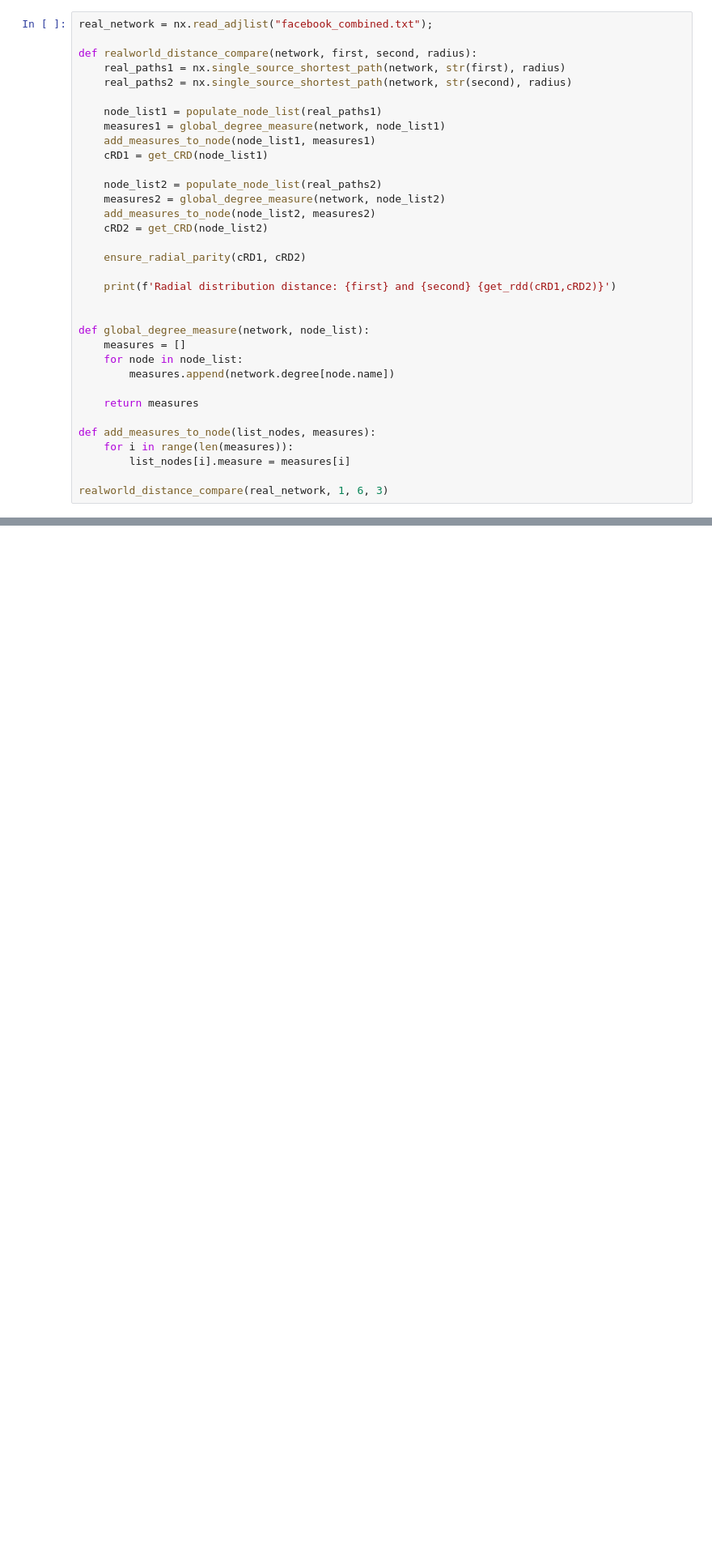
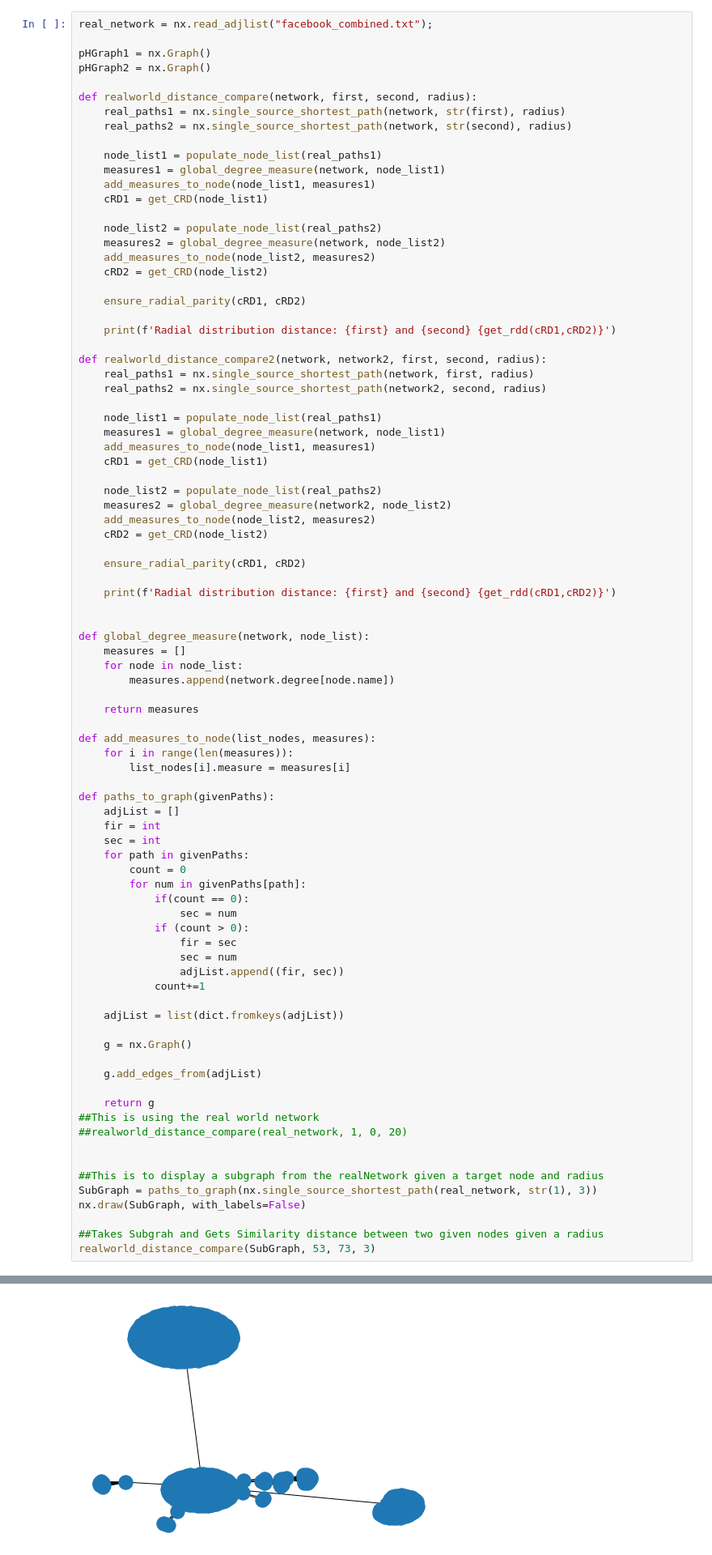
Before and after one commit to cultlead3r/similaritymms, a Jupyter notebook: MMS_Dullah.ipynb, the cells around one changed output, grey strips where cells are left out. Shown at 81% size. Cells and saved outputs as stored; diff of their text form; blank space fills up the shorter version.

Commit message:
Added the ability to get subgraphs of given radius and visulize them to manually compare for similarity between nodes.

```diff
--- a/MMS_Dullah.ipynb
+++ b/MMS_Dullah.ipynb
@@ -188,6 +188,9 @@ Radial distribution distance: 6 and 5 1.2389736067509398
 Radial distribution distance: 6 and 6 0.4176665095393063
 # %%
 real_network = nx.read_adjlist("facebook_combined.txt");
+
+pHGraph1 = nx.Graph()
+pHGraph2 = nx.Graph()
 
 def realworld_distance_compare(network, first, second, radius):
     real_paths1 = nx.single_source_shortest_path(network, str(first), radius)
@@ -207,6 +210,24 @@ def realworld_distance_compare(network, first, second, radius):
 
     print(f'Radial distribution distance: {first} and {second} {get_rdd(cRD1,cRD2)}')
 
+def realworld_distance_compare2(network, network2, first, second, radius):
+    real_paths1 = nx.single_source_shortest_path(network, first, radius)
+    real_paths2 = nx.single_source_shortest_path(network2, second, radius)
+
+    node_list1 = populate_node_list(real_paths1)
+    measures1 = global_degree_measure(network, node_list1)
+    add_measures_to_node(node_list1, measures1)
+    cRD1 = get_CRD(node_list1)
+
+    node_list2 = populate_node_list(real_paths2)
+    measures2 = global_degree_measure(network2, node_list2)
+    add_measures_to_node(node_list2, measures2)
+    cRD2 = get_CRD(node_list2)
+
+    ensure_radial_parity(cRD1, cRD2)
+
+    print(f'Radial distribution distance: {first} and {second} {get_rdd(cRD1,cRD2)}')
+
 
 def global_degree_measure(network, node_list):
     measures = []
@@ -219,5 +240,36 @@ def add_measures_to_node(list_nodes, measures):
     for i in range(len(measures)):
         list_nodes[i].measure = measures[i]
 
-realworld_distance_compare(real_network, 1, 6, 3)
+def paths_to_graph(givenPaths):
+    adjList = []
+    fir = int
+    sec = int
+    for path in givenPaths:
+        count = 0
+        for num in givenPaths[path]:
+            if(count == 0):
+                sec = num
+            if (count > 0):
+                fir = sec
+                sec = num
+                adjList.append((fir, sec))
+            count+=1
+
+    adjList = list(dict.fromkeys(adjList))
+
+    g = nx.Graph()
+
+    g.add_edges_from(adjList)
+
+    return g
+##This is using the real world network
+##realworld_distance_compare(real_network, 1, 0, 20)
+
+
+##This is to display a subgraph from the realNetwork given a target node and radius
+SubGraph = paths_to_graph(nx.single_source_shortest_path(real_network, str(1), 3))
+nx.draw(SubGraph, with_labels=False)
+
+##Takes Subgrah and Gets Similarity distance between two given nodes given a radius
+realworld_distance_compare(SubGraph, 53, 73, 3)
 # %% [output]
@@ -224,0 +277 @@ Radial distribution distance: 1 and 6 176.54574852714904
+[figure, added]
```
Also changed, not shown: parts of 3 cells of this notebook.
